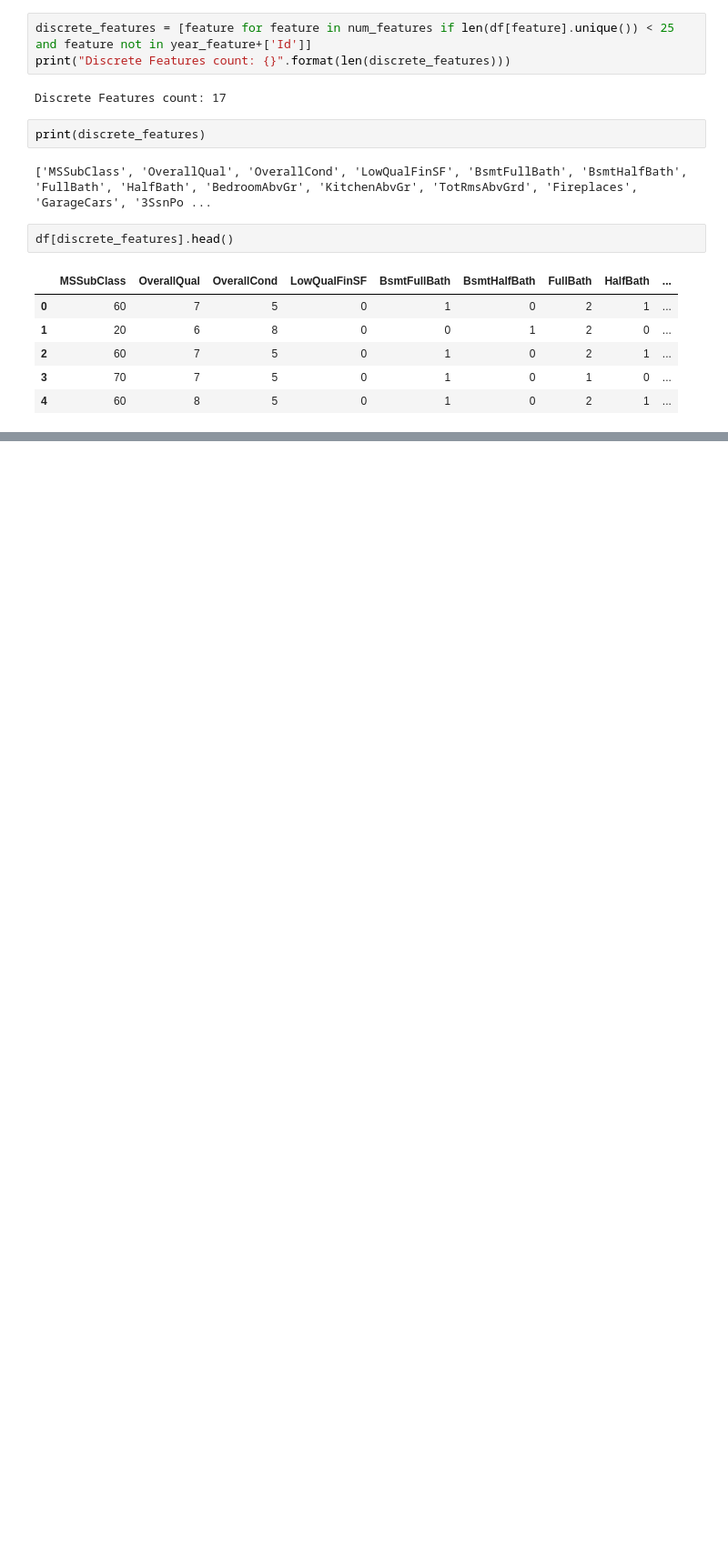
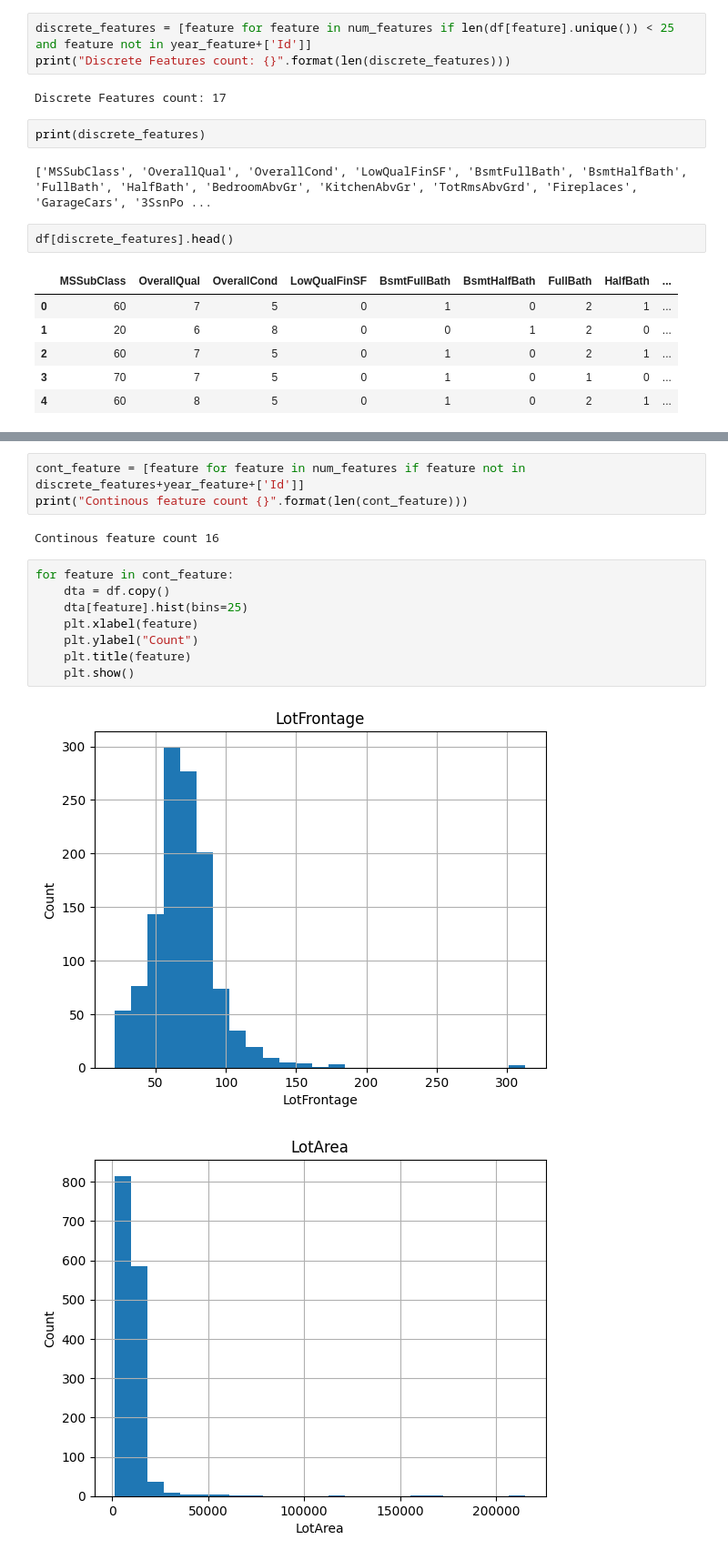
Before and after one commit to Vishesh3011/exploratory-data-analysis, a Jupyter notebook: house_price_prediction/house_price_prediction.ipynb, the cells around one changed output, grey strips where cells are left out. Shown at 91% size. Drawn from its saved outputs; the diff is of its cells as text; blank space fills up the shorter version.

```diff
--- a/house_price_prediction/house_price_prediction.ipynb
+++ b/house_price_prediction/house_price_prediction.ipynb
@@ -185,0 +211,16 @@ df[discrete_features].head()
+# %%
+cont_feature = [feature for feature in num_features if feature not in discrete_features+year_feature+['Id']]
+print("Continous feature count {}".format(len(cont_feature)))
+# %% [output]
+Continous feature count 16
+# %%
+for feature in cont_feature:
+    dta = df.copy()
+    dta[feature].hist(bins=25)
+    plt.xlabel(feature)
+    plt.ylabel("Count")
+    plt.title(feature)
+    plt.show()
+# %% [output]
+[figure, added]
+[figure, added]
```
Also changed, not shown: parts of 12 cells of this notebook.
